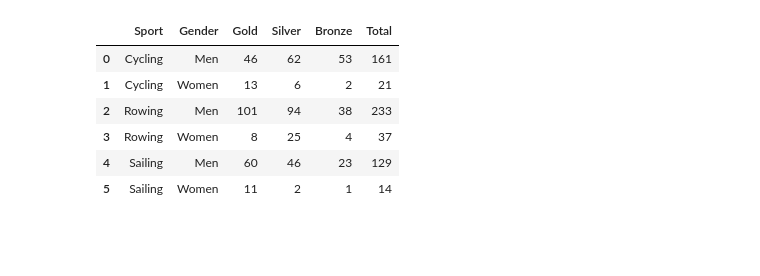
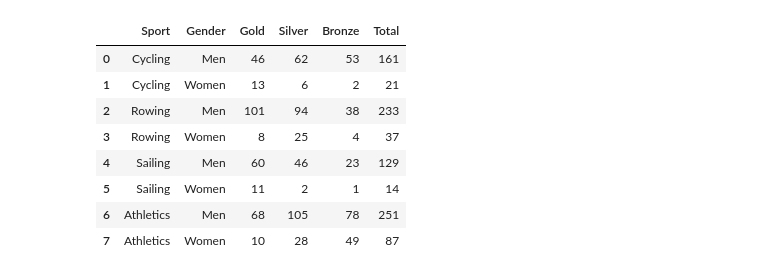
Before and after one commit to Wessnom/Databehandling-Projekt, a Jupyter notebook: uppgift2.ipynb, the cells around one changed output. Cells and saved outputs as stored; diff of their text form; code cells hidden in the pictures; blank space fills up the shorter version.

```diff
--- a/uppgift2.ipynb
+++ b/uppgift2.ipynb
@@ -12,13 +12,15 @@ gb_athletes = athlete_events_data[athlete_events_data['NOC'] == 'GBR']
 gb_rowing = gb_athletes[gb_athletes['Sport'] == 'Rowing']
 gb_cycling = gb_athletes[gb_athletes['Sport'] == 'Cycling']
 gb_sailing = gb_athletes[gb_athletes['Sport'] == 'Sailing']
+gb_athletics = gb_athletes[gb_athletes['Sport'] == 'Athletics']
 
 medal_trend_rowing = gb_rowing.dropna(subset=['Medal']).groupby('Year')['Medal'].count()
 medal_trend_cycling = gb_cycling.dropna(subset=['Medal']).groupby('Year')['Medal'].count()
 medal_trend_sailing = gb_sailing.dropna(subset=['Medal']).groupby('Year')['Medal'].count()
+medal_trend_athletics = gb_athletics.dropna(subset=['Medal']).groupby('Year')['Medal'].count()
 
 
-medal_trend_df = pd.DataFrame({'Rowing': medal_trend_rowing, 'Cycling': medal_trend_cycling, 'Sailing': medal_trend_sailing}).fillna(0) # Lägg till sporter på liknanade sätt i denna för att få in den på det nedanför denna cellen såväl som den samlade px grafen sen
+medal_trend_df = pd.DataFrame({'Rowing': medal_trend_rowing, 'Cycling': medal_trend_cycling, 'Sailing': medal_trend_sailing, 'Athletics': medal_trend_athletics}).fillna(0) # Lägg till sporter på liknanade sätt i denna för att få in den på det nedanför denna cellen såväl som den samlade px grafen sen
 display(medal_trend_df)
 # print("Rowing")
 # display(medal_trend_rowing.head(3))
@@ -106,6 +108,26 @@ plt.xticks(rotation=45)
 plt.tight_layout
 
 plt.show()
+
+
+plt.figure(figsize=[12, 6])
+plt.plot(medal_trend_athletics.index, medal_trend_athletics.values, marker='o', color='navy', linestyle='-')
+
+peak_years = medal_trend_athletics[medal_trend_athletics == medal_trend_athletics.max()]
+plt.scatter(peak_years.index, peak_years.values, color='red', zorder=5)
+
+for year, medals in peak_years.items():
+    plt.text(year, medals, f' {medals} medals', verticalalignment='bottom', color='navy')
+
+plt.title('Great Britain Athletics medals', fontsize=16)
+plt.xticks(medal_trend_athletics.index)
+plt.xlabel('Olympic Year', fontsize=12)
+plt.ylabel('Number of Medlas', fontsize=12)
+
+plt.xticks(rotation=45)
+plt.tight_layout
+
+plt.show()
 # %% [output]
 [figure]
 [figure]
@@ -181,32 +228,34 @@ plt.show()
 # %%
 # medal_summary = pd.DataFrame(coumns=['Sport', 'Gender', 'Gold', 'Silver', 'Bronze', 'Total'])
 medal_summary = []
-sports = ['Cycling', 'Rowing', 'Sailing']
+sports = ['Cycling', 'Rowing', 'Sailing', 'Athletics']
 
 for sport in sports:
     sport_data = gb_athletes[gb_athletes['Sport'] == sport]
 
     for gender in ['M', 'F']:
         medals = sport_data[sport_data['Sex'] == gender]['Medal'].value_counts()
 
         dict = {
             'Sport': sport,
             'Gender': 'Men' if gender == 'M' else 'Women',
             'Gold': medals.get('Gold', 0),
             'Silver': medals.get('Silver', 0),
             'Bronze': medals.get('Bronze', 0),
             'Total': medals.sum()
         }
 
         medal_summary.append(dict)
 
-medal_summary = pd.DataFrame(medal_summary)
-medal_summary
+medal_summary_df = pd.DataFrame(medal_summary)
+medal_summary_df
 # %% [output]
 |  | Sport | Gender | Gold | Silver | Bronze | Total |
 | 0 | Cycling | Men | 46 | 62 | 53 | 161 |
 | 1 | Cycling | Women | 13 | 6 | 2 | 21 |
 | 2 | Rowing | Men | 101 | 94 | 38 | 233 |
 | 3 | Rowing | Women | 8 | 25 | 4 | 37 |
 | 4 | Sailing | Men | 60 | 46 | 23 | 129 |
 | 5 | Sailing | Women | 11 | 2 | 1 | 14 |
+| 6 | Athletics | Men | 68 | 105 | 78 | 251 |
+| 7 | Athletics | Women | 10 | 28 | 49 | 87 |
```
Also changed, not shown: parts of 4 cells of this notebook.
